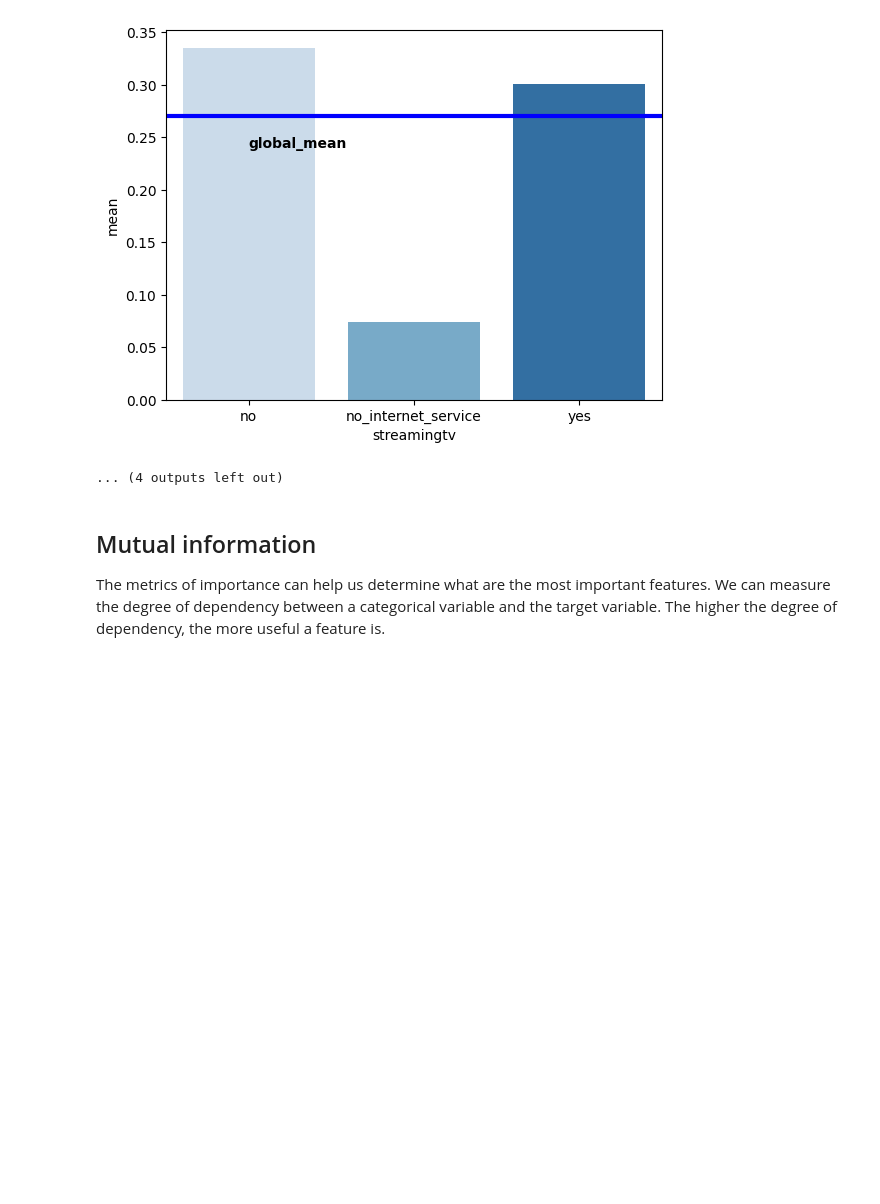
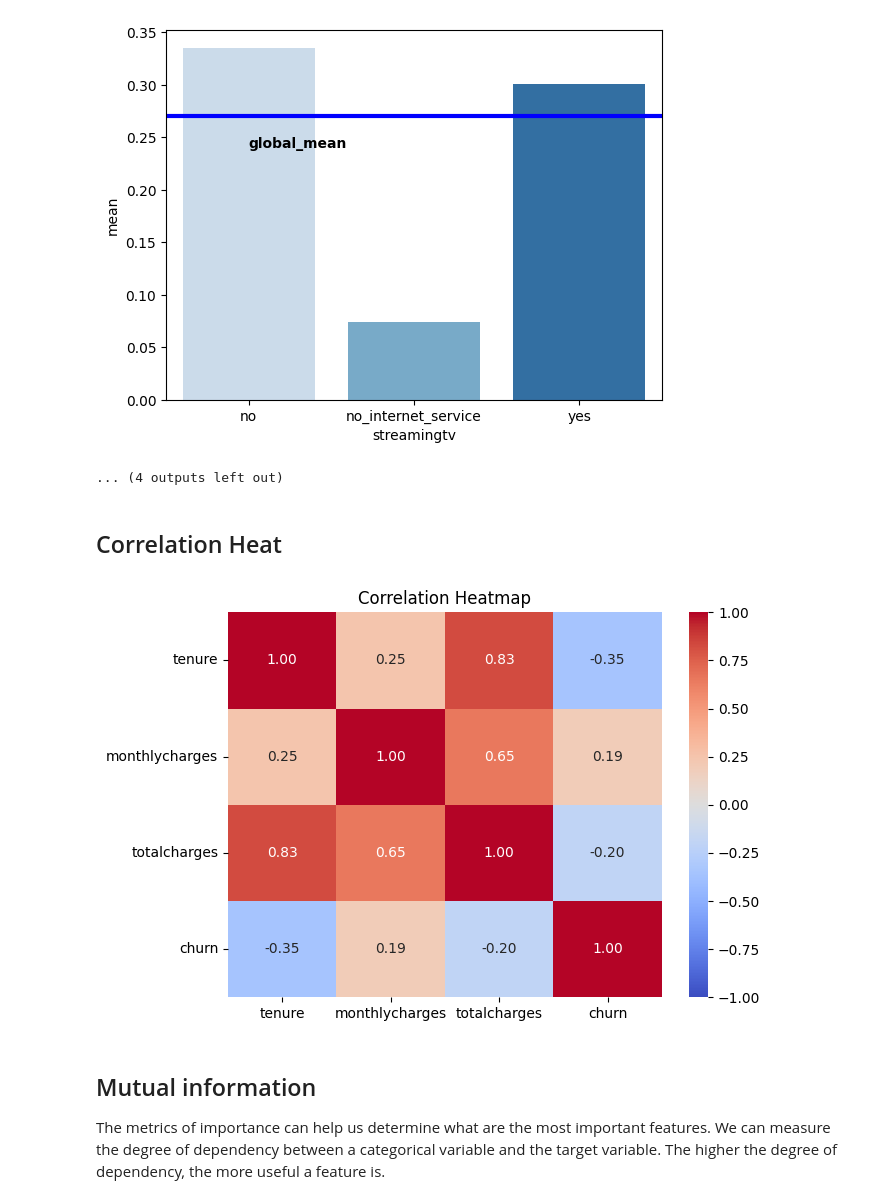
Before and after one commit to zinebk-anche/Churn_Prediction_Telco, a Jupyter notebook: Notebook_and_data/Telco_churn_prediction.ipynb, the cells around one changed output. Drawn from its saved outputs; the diff is of its cells as text; code cells hidden in the pictures; blank space fills up the shorter version.

```diff
--- a/Notebook_and_data/Telco_churn_prediction.ipynb
+++ b/Notebook_and_data/Telco_churn_prediction.ipynb
@@ -506,6 +529,20 @@ for feature in categorical:
 [figure]
 [figure]
 ... (4 outputs left out)
+# %% [markdown]
+## Correlation Heat
+# %%
+# Correlation matrix for numerical columns
+columns_to_select = numerical + ['churn']
+corr = df[columns_to_select].corr()
+
+# Plotting the heatmap
+plt.figure(figsize=(7, 5))
+sns.heatmap(corr, annot=True, fmt=".2f", cmap='coolwarm', center=0, vmin=-1, vmax=1)
+plt.title('Correlation Heatmap')
+plt.show()
+# %% [output]
+[figure, added]
 # %% [markdown]
 ## Mutual information
 The metrics of importance can help us determine what are the most important features. We can measure the degree of dependency between a categorical variable and the target variable. The higher the degree of dependency, the more useful a feature is.
```
Also changed, not shown: parts of 48 cells of this notebook.
